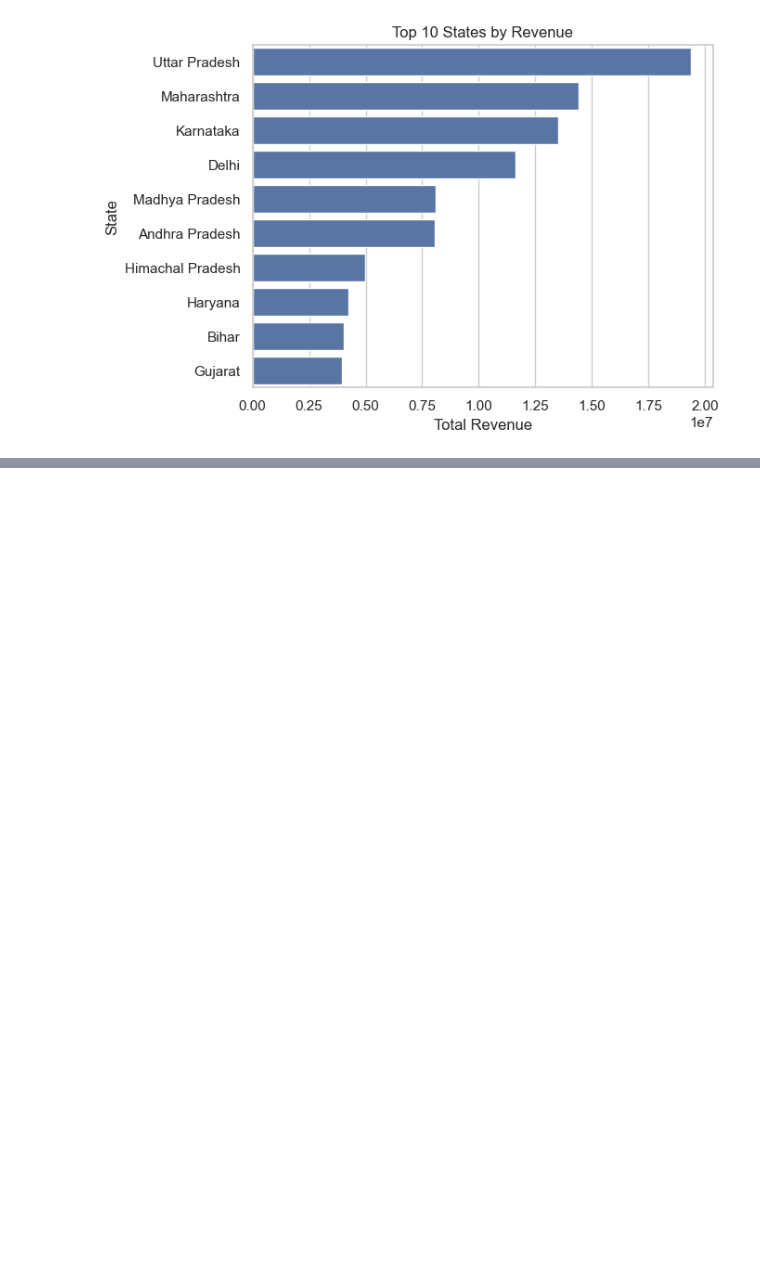
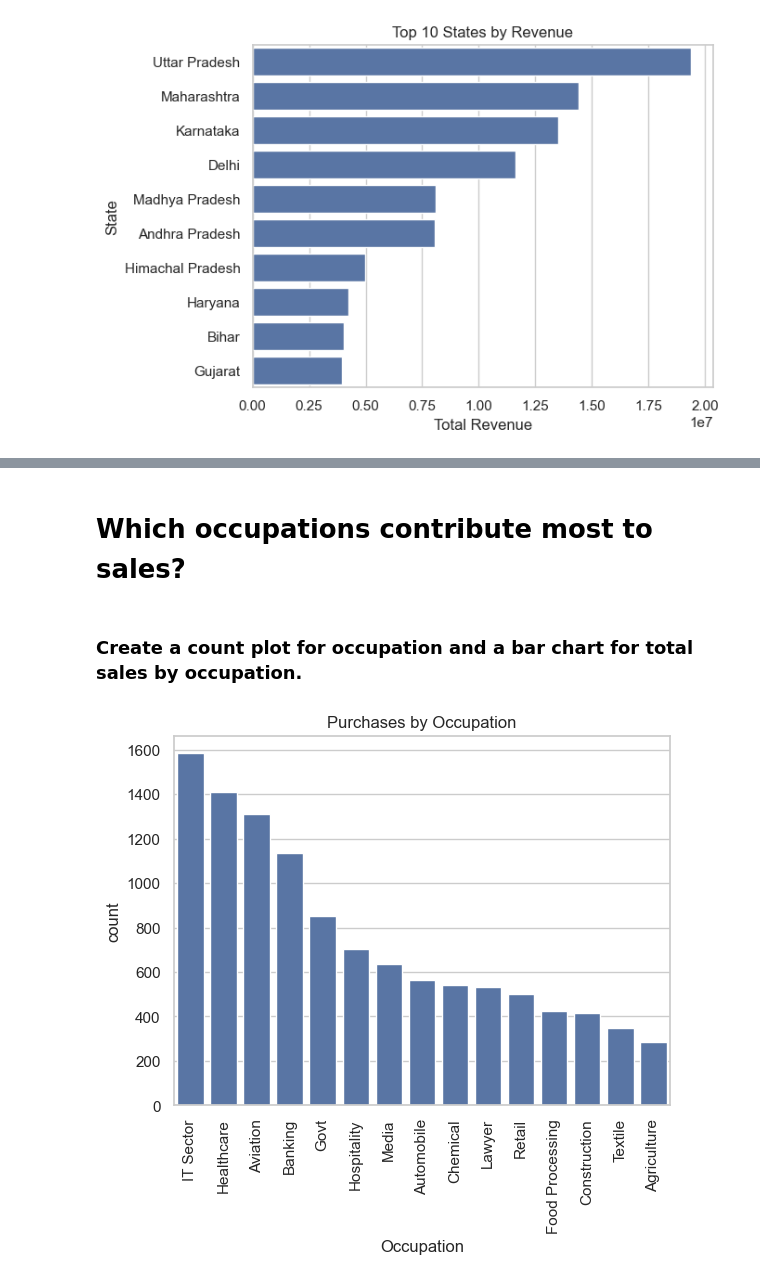
Before and after one commit to rohanpatil1794/New-Year-Sales-Analysis, a Jupyter notebook: New_year_sales_analysis.ipynb, the cells around one changed output, grey strips where cells are left out. Saved outputs shown, nothing was run; the diff lists cells and outputs as text; code cells hidden in the pictures; blank space fills up the shorter version.

```diff
--- a/New_year_sales_analysis.ipynb
+++ b/New_year_sales_analysis.ipynb
@@ -188,0 +206,11 @@ plt.show()
+# %% [markdown]
+# Which occupations contribute most to sales?
+# %% [markdown]
+### Create a count plot for occupation and a bar chart for total sales by occupation.
+# %%
+sns.countplot(data = df, x = 'Occupation', order = df['Occupation'].value_counts().index)
+plt.title('Purchases by Occupation')
+plt.xticks(rotation = 90)
+plt.show()
+# %% [output]
+[figure, added]
```
Also changed, not shown: parts of 15 cells of this notebook.
